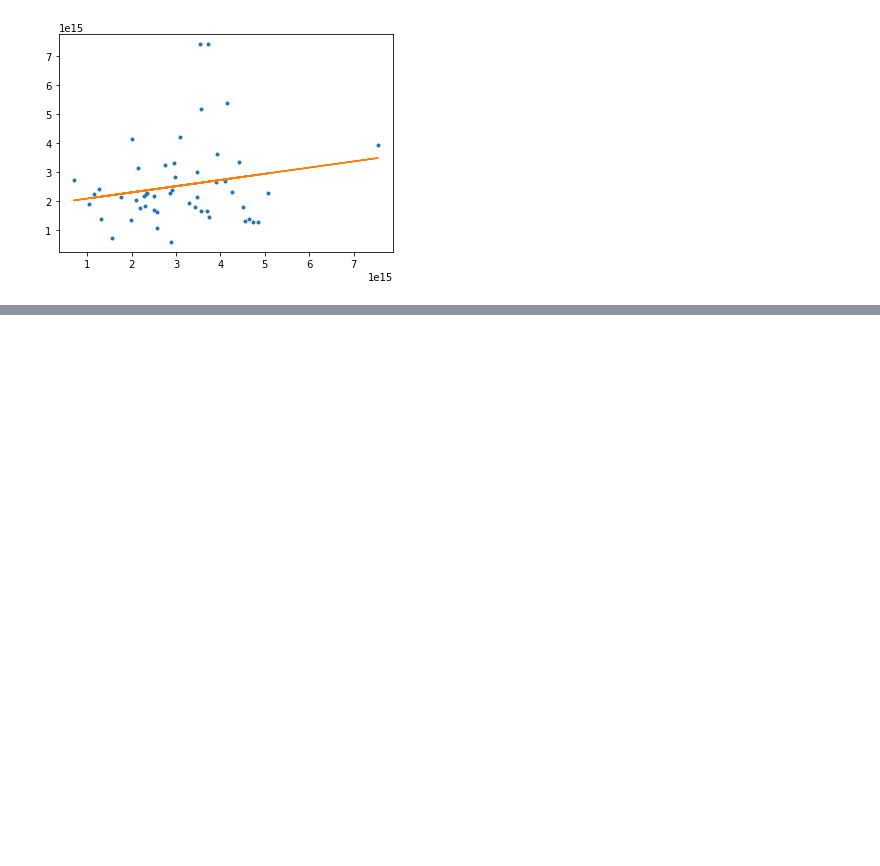
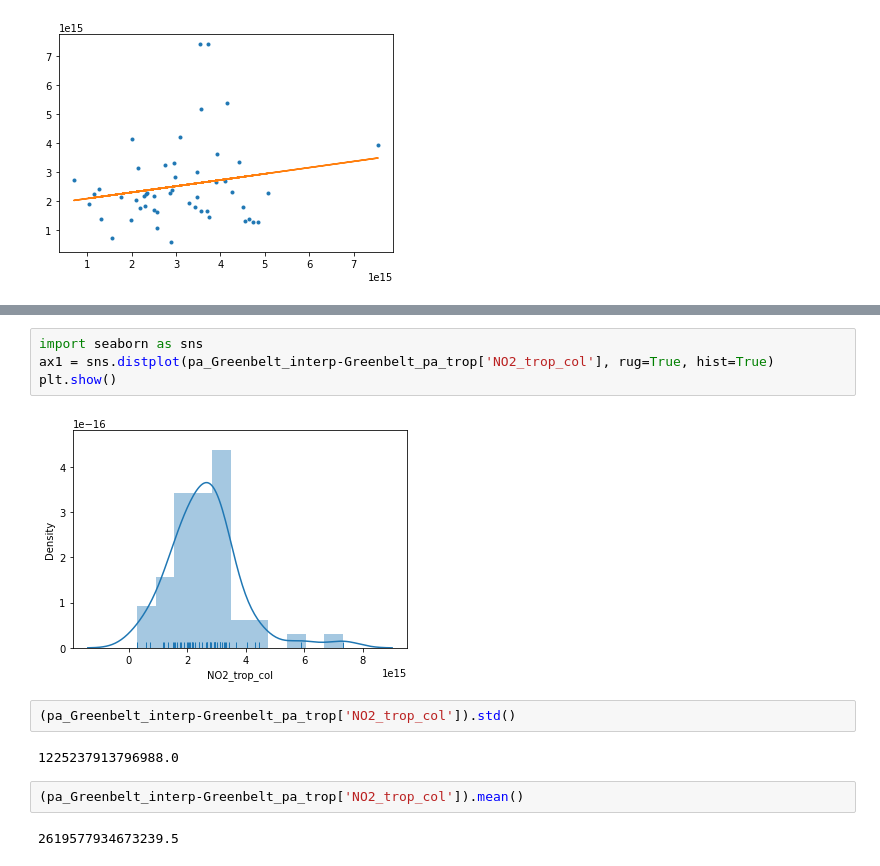
Before and after one commit to qdzhu/ACES, a Jupyter notebook: TROPOMI_Pandora_comparison.ipynb, the cells around one changed output, grey strips where cells are left out. Drawn from its saved outputs; the diff is of its cells as text; blank space fills up the shorter version.

```diff
--- a/TROPOMI_Pandora_comparison.ipynb
+++ b/TROPOMI_Pandora_comparison.ipynb
@@ -499,0 +515,14 @@ plt.show()
+# %%
+import seaborn as sns
+ax1 = sns.distplot(pa_Greenbelt_interp-Greenbelt_pa_trop['NO2_trop_col'], rug=True, hist=True)
+plt.show()
+# %% [output]
+[figure, added]
+# %%
+(pa_Greenbelt_interp-Greenbelt_pa_trop['NO2_trop_col']).std()
+# %% [output]
+1225237913796988.0
+# %%
+(pa_Greenbelt_interp-Greenbelt_pa_trop['NO2_trop_col']).mean()
+# %% [output]
+2619577934673239.5
```
Also changed, not shown: parts of 6 cells of this notebook.
